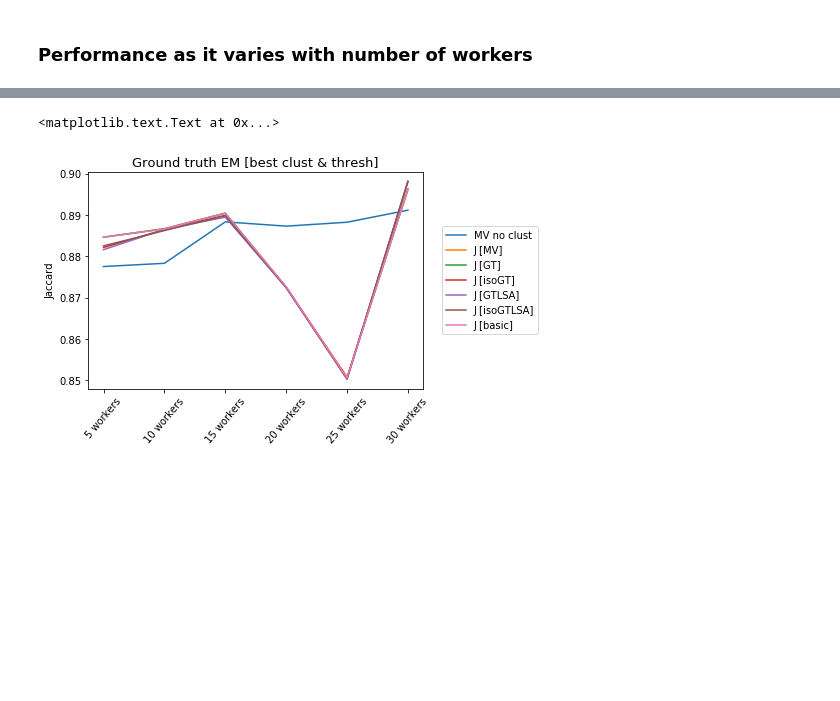
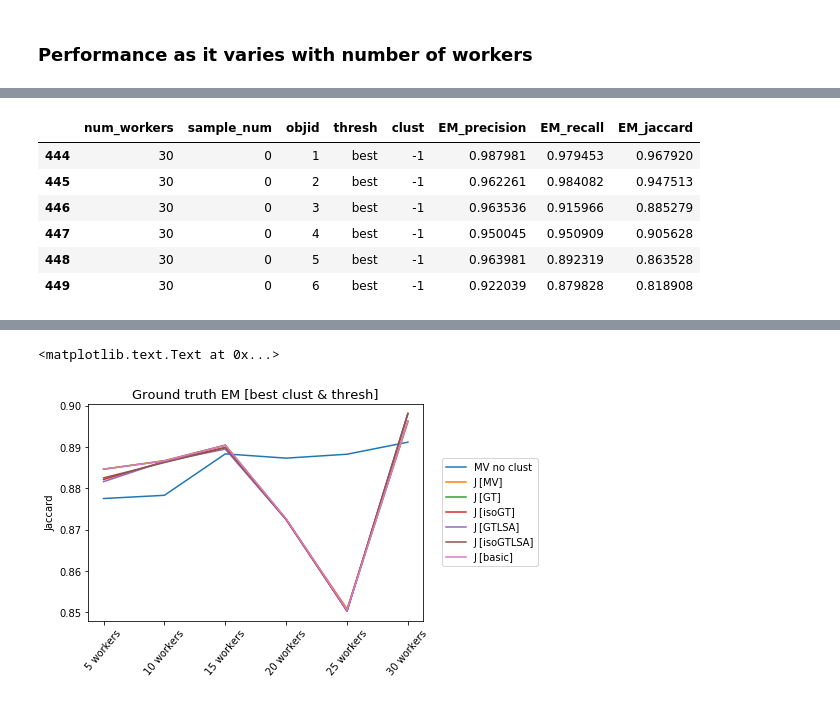
Before and after one commit to cognoscentai/segmentation, a Jupyter notebook: ipynb/CompleteDownstreamAnalysis.ipynb, the cells around one changed output, grey strips where cells are left out. Cells and saved outputs as stored; diff of their text form; code cells hidden in the pictures; blank space fills up the shorter version.

```diff
--- a/ipynb/CompleteDownstreamAnalysis.ipynb
+++ b/ipynb/CompleteDownstreamAnalysis.ipynb
@@ -43,0 +155,12 @@ best_clust_best_thresh_df = best_clust_best_thresh_df[(best_clust_best_thresh_df
+# %%
+algo="isoGTLSA"
+data =  pd.read_csv("pixel_em/{}{}_full_PRJ_table.csv".format(gt,algo))
+data[data["num_workers"]==30]
+# %% [output]
+|  | num_workers | sample_num | objid | thresh | clust | EM_precision | EM_recall | EM_jaccard |
+| 444 | 30 | 0 | 1 | best | -1 | 0.987981 | 0.979453 | 0.967920 |
+| 445 | 30 | 0 | 2 | best | -1 | 0.962261 | 0.984082 | 0.947513 |
+| 446 | 30 | 0 | 3 | best | -1 | 0.963536 | 0.915966 | 0.885279 |
+| 447 | 30 | 0 | 4 | best | -1 | 0.950045 | 0.950909 | 0.905628 |
+| 448 | 30 | 0 | 5 | best | -1 | 0.963981 | 0.892319 | 0.863528 |
+| 449 | 30 | 0 | 6 | best | -1 | 0.922039 | 0.879828 | 0.818908 |
```
Also changed, not shown: parts of 12 cells of this notebook, 3 other files.
